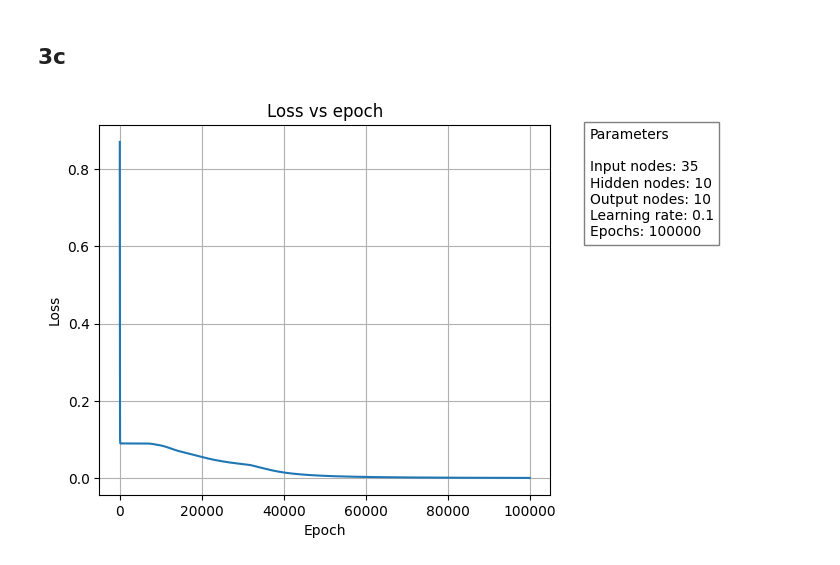
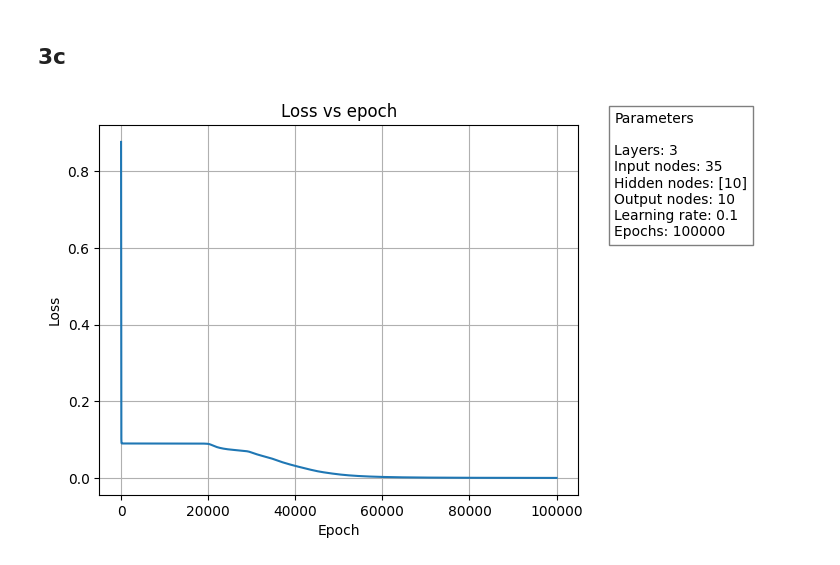
Before and after one commit to tristanff/SIA-TP3, a Jupyter notebook: Exercise3/Multilayer.ipynb, the cells around one changed output. Saved outputs shown, nothing was run; the diff lists cells and outputs as text; code cells hidden in the pictures.

```diff
--- a/Exercise3/Multilayer.ipynb
+++ b/Exercise3/Multilayer.ipynb
@@ -335,7 +180,7 @@ output_size = 10
 learning_rate = 0.1
 epochs = 100000
 
-nn_C = NeuralNetwork(input_size, hidden_size, output_size, one_hot=True, activation_function='sigmoid')
+nn_C = NeuralNetwork([35, 10, 10], one_hot=True, activation_function='sigmoid')
 nn_C.train(x, y, learning_rate, epochs)
 nn_C.predict(x)
 # %% [output]
@@ -425,9 +252,9 @@ nn_B.graph(graph_type='loss_epoch')
 # %% [markdown]
 ## 3c
 # %%
-nn_C.graph('loss_epoch')
+nn_C.graph('loss')
 # %% [output]
-[figure, old version]
+[figure, new version]
 # %%
 nn_C.graph(graph_type='confusion')
 # %% [output]
```
Also changed, not shown: parts of 12 cells of this notebook, 2 other files.
